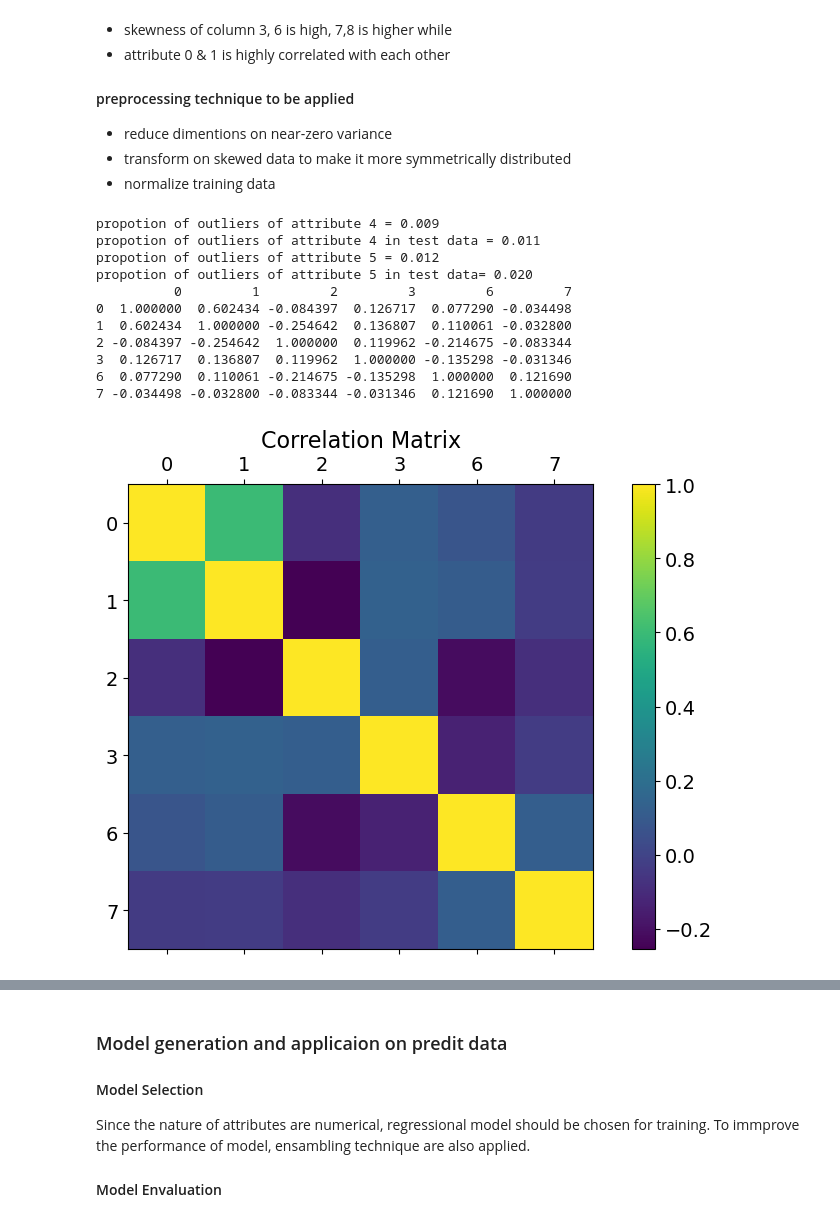
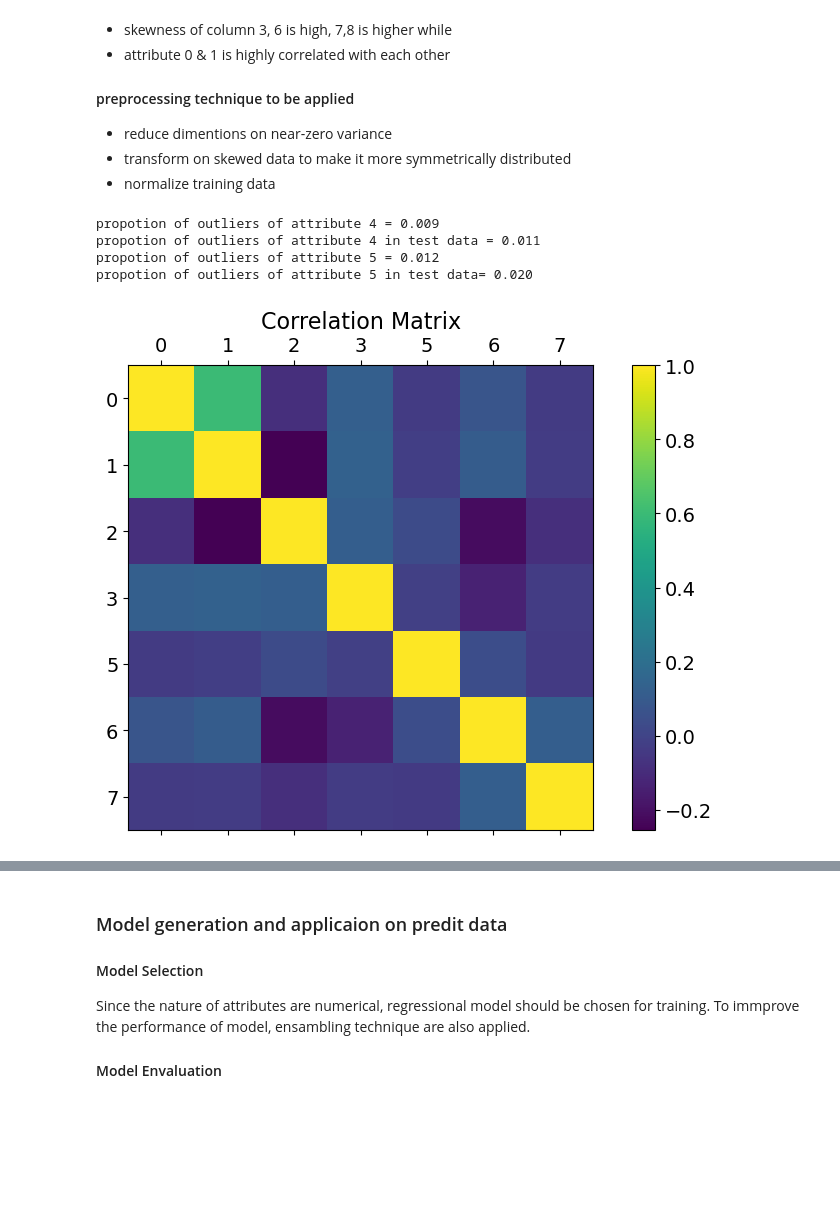
Before and after one commit to daiqing2009/CP610, a Jupyter notebook: Assignment2/A2.ipynb, the cells around one changed output, grey strips where cells are left out. Cells and saved outputs as stored; diff of their text form; code cells hidden in the pictures; blank space fills up the shorter version.

```diff
--- a/Assignment2/A2.ipynb
+++ b/Assignment2/A2.ipynb
@@ -160,44 +162,33 @@ To-be-improved points of training data
 # %%
 attr4 = df_train['4']
 print("propotion of outliers of attribute 4 = %.3f " % (len(attr4[(attr4!=0.5)])/len(attr4)))
 
 attr4 = df_test_attribute_only['4']
 print("propotion of outliers of attribute 4 in test data = %.3f " % (len(attr4[(attr4!=0.5)])/len(attr4)))
 
 attr5 = df_train['5']
 print("propotion of outliers of attribute 5 = %.3f " % (len(attr5[(attr5!=0)])/len(attr5)))
 
 attr5 = df_test_attribute_only['5']
 print("propotion of outliers of attribute 5 in test data= %.3f " % (len(attr5[(attr5!=0)])/len(attr5)))
 
 #elimite attribute 4 &5 which is almost constants with few outlier
-df_train_x = df_train.drop(columns=['4', '5','8'])
+df_train_x = df_train.drop(columns=['4', '8'])
 df_train_y = df_train['8']
-
-#TODO:
-print(df_train_x.corr())
-
 
 # correlation after
 f = plt.figure(figsize=(10, 6))
 plt.matshow(df_train_x.corr(), fignum=f.number)
 plt.xticks(range(df_train_x.select_dtypes(['number']).shape[1]), df_train_x.select_dtypes(['number']).columns, fontsize=14)
 plt.yticks(range(df_train_x.select_dtypes(['number']).shape[1]), df_train_x.select_dtypes(['number']).columns, fontsize=14)
 cb = plt.colorbar()
 cb.ax.tick_params(labelsize=14)
 plt.title('Correlation Matrix', fontsize=16);
 plt.show()
 # %% [output]
 propotion of outliers of attribute 4 = 0.009
 propotion of outliers of attribute 4 in test data = 0.011
 propotion of outliers of attribute 5 = 0.012
 propotion of outliers of attribute 5 in test data= 0.020
-          0         1         2         3         6         7
-0  1.000000  0.602434 -0.084397  0.126717  0.077290 -0.034498
-1  0.602434  1.000000 -0.254642  0.136807  0.110061 -0.032800
-2 -0.084397 -0.254642  1.000000  0.119962 -0.214675 -0.083344
-3  0.126717  0.136807  0.119962  1.000000 -0.135298 -0.031346
-6  0.077290  0.110061 -0.214675 -0.135298  1.000000  0.121690
-7 -0.034498 -0.032800 -0.083344 -0.031346  0.121690  1.000000
-[figure, old version]
+[figure, new version]
 # %%
```
Also changed, not shown: parts of 14 cells of this notebook, 1 other file.
